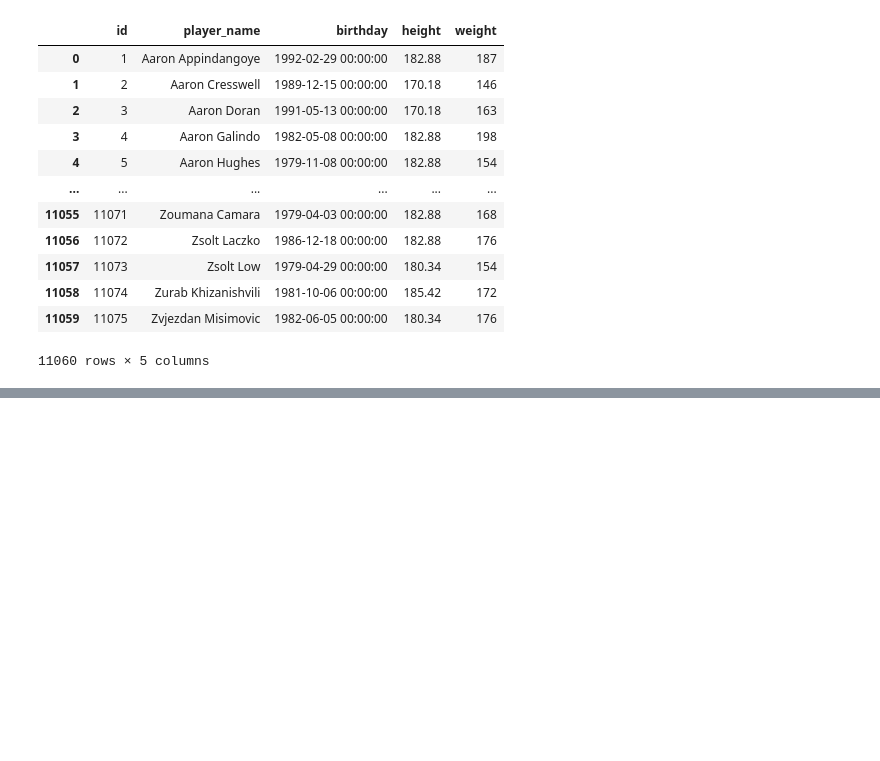
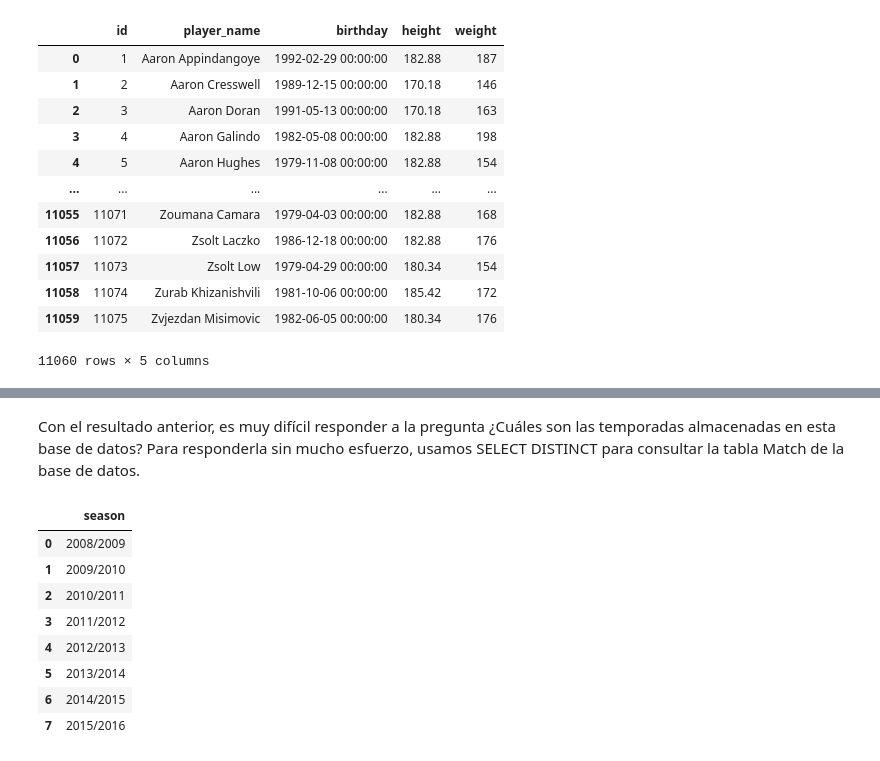
Before and after one commit to Davelascop/TalentoTech, a Jupyter notebook: Taller_SQL.ipynb, the cells around one changed output, grey strips where cells are left out. Saved outputs shown, nothing was run; the diff lists cells and outputs as text; code cells hidden in the pictures; blank space fills up the shorter version.

```diff
--- a/Taller_SQL.ipynb
+++ b/Taller_SQL.ipynb
@@ -142,0 +177,18 @@ players
+# %% [markdown]
+Con el resultado anterior, es muy difícil responder a la pregunta ¿Cuáles son las temporadas almacenadas en esta base de datos? Para responderla sin mucho esfuerzo, usamos SELECT DISTINCT para consultar la tabla Match de la base de datos.
+# %%
+#Listar las temporadas jugadas de esta Base de Datos aplicnaod DISTINC para evitar valores duplicados y/o repetidos
+consulta = """ SELECT DISTINCT season
+            FROM Match;"""
+temporadas = pd.read_sql(consulta, conexion)
+temporadas
+# %% [output]
+|  | season |
+| 0 | 2008/2009 |
+| 1 | 2009/2010 |
+| 2 | 2010/2011 |
+| 3 | 2011/2012 |
+| 4 | 2012/2013 |
+| 5 | 2013/2014 |
+| 6 | 2014/2015 |
+| 7 | 2015/2016 |
```
Also changed, not shown: parts of 10 cells of this notebook.
